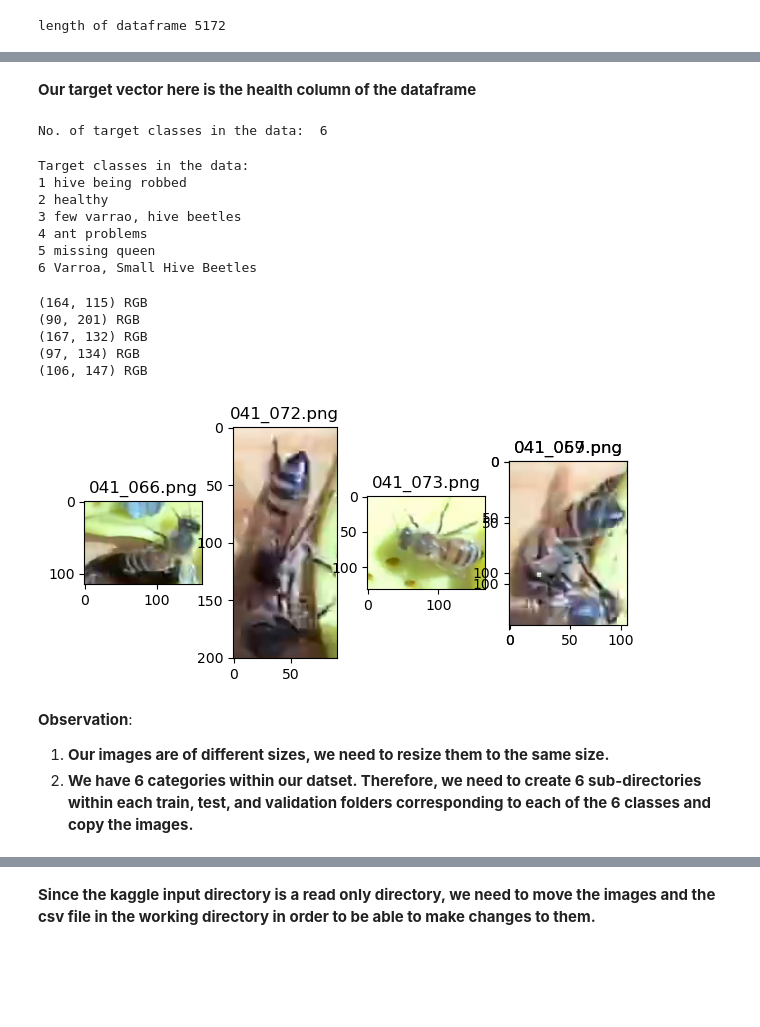
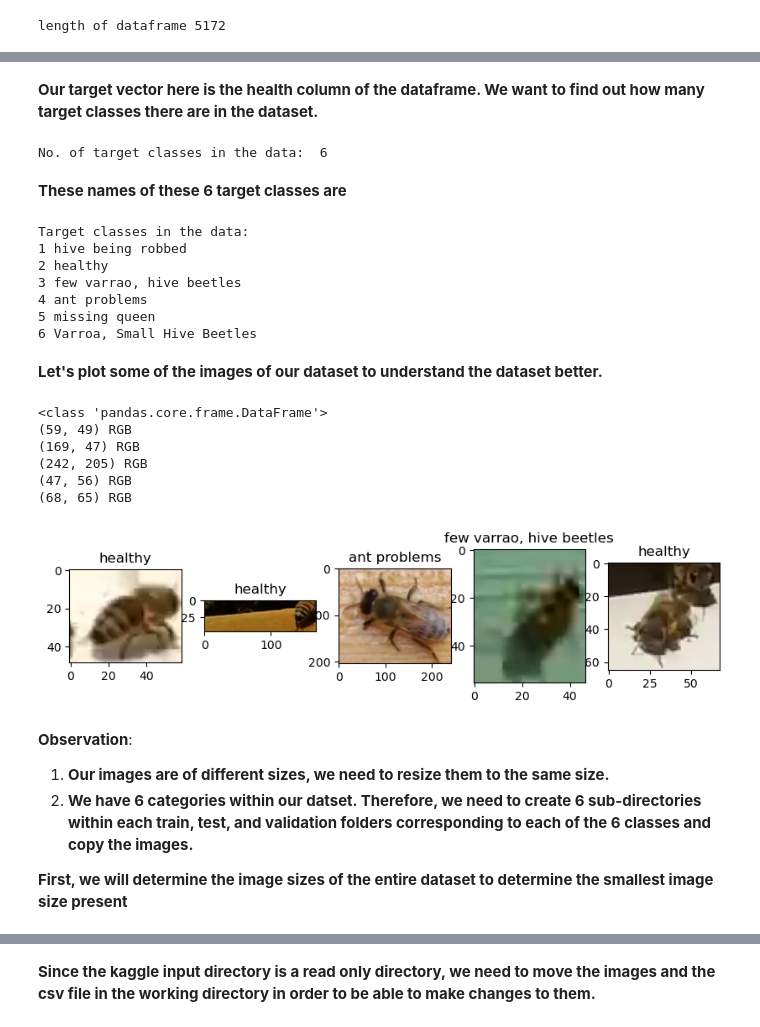
Before and after one commit to SassyM/DeepLearning, a Jupyter notebook: bees-notebook-resnet50.ipynb, the cells around one changed output, grey strips where cells are left out. Cells and saved outputs as stored; diff of their text form; code cells hidden in the pictures; blank space fills up the shorter version.

```diff
--- a/bees-notebook-resnet50.ipynb
+++ b/bees-notebook-resnet50.ipynb
@@ -63,12 +63,14 @@ df.head()
 | 3 | 041_067.png | 8/28/18 | 16:07 | Alvin, TX, USA | 77511 | -1 | hive being robbed | False | worker |
 | 4 | 041_059.png | 8/28/18 | 16:07 | Alvin, TX, USA | 77511 | -1 | hive being robbed | False | worker |
 # %% [markdown]
-**Our target vector here is the health column of the dataframe**
+**Our target vector here is the health column of the dataframe. We want to find out how many target classes there are in the dataset.**
 # %%
 num_classes = len(list(df['health'].unique()))
 print('\033[1m'+'No. of target classes in the data: '+ '\033[0m', num_classes)
 # %% [output]
 No. of target classes in the data:  6
+# %% [markdown]
+**These names of these 6 target classes are**
 # %%
 print('\033[1m'+'Target classes in the data: '+'\033[0m')
 for index, item in enumerate(list(df['health'].unique())):
@@ -81,30 +83,43 @@ Target classes in the data:
 4 ant problems
 5 missing queen
 6 Varroa, Small Hive Beetles
+# %% [markdown]
+**Let's plot some of the images of our dataset to understand the dataset better.**
 # %%
 import matplotlib.pyplot as plt
 from PIL import Image
 
 input_dir = '/kaggle/input/honey-bee-annotated-images/bee_imgs/bee_imgs'
 # this part of the code displays 4 images at a time
-fig = plt.figure(figsize=(7, 3))
+fig = plt.figure(figsize=(10, 6))
 rows = 1
-columns = 4
-for index, value in df['file'][:5].items():
-    img = Image.open(os.path.join(input_dir, value))
-    fig.add_subplot(rows, columns, index+1 if index <4 else index)
-    img_name = os.path.basename(value)
+columns = 5
+
+#display 5 random images from the dataset
+df2 = df.sample(n=5)
+print(type(df2))
+
+i =0
+
+for index, df2_values in df2.iterrows(): #iterates column wise
+    img = Image.open(os.path.join(input_dir, df2_values['file']))
+    fig.add_subplot(rows, columns, i+1 if i<5 else i)
+    img_name = df2_values['health']
     plt.imshow(img)
     plt.title(img_name)
     print(img.size, img.mode)
+    i+=1
 # %% [output]
-(164, 115) RGB
-(90, 201) RGB
-(167, 132) RGB
-(97, 134) RGB
-(106, 147) RGB
+<class 'pandas.core.frame.DataFrame'>
+(59, 49) RGB
+(169, 47) RGB
+(242, 205) RGB
+(47, 56) RGB
+(68, 65) RGB
-[figure, old version]
+[figure, new version]
 # %% [markdown]
 **Observation**:
 1. **Our images are of different sizes, we need to resize them to the same size.**
 2. **We have 6 categories within our datset. Therefore, we need to create 6 sub-directories within each train, test, and validation folders corresponding to each of the 6 classes and copy the images.**
+
+**First, we will determine the image sizes of the entire dataset to determine the smallest image size present**
```
Also changed, not shown: parts of 14 cells of this notebook.
